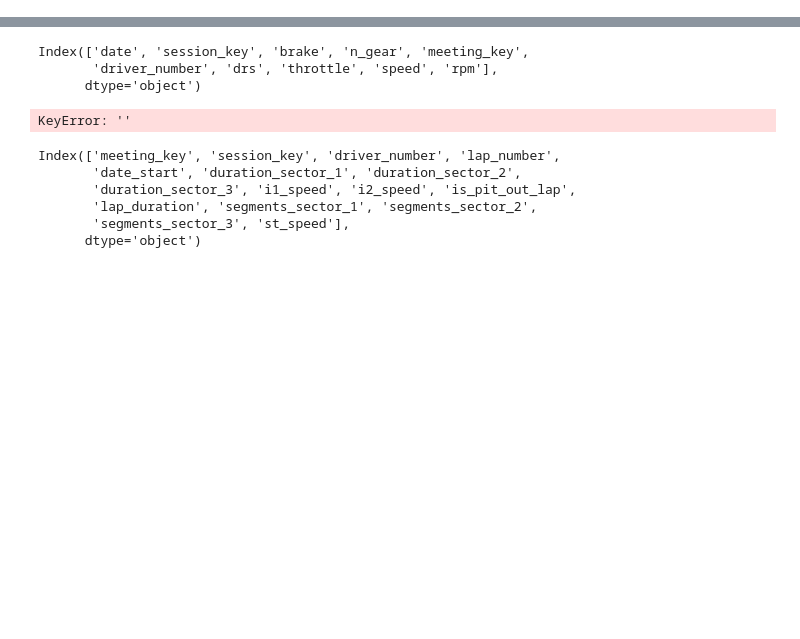
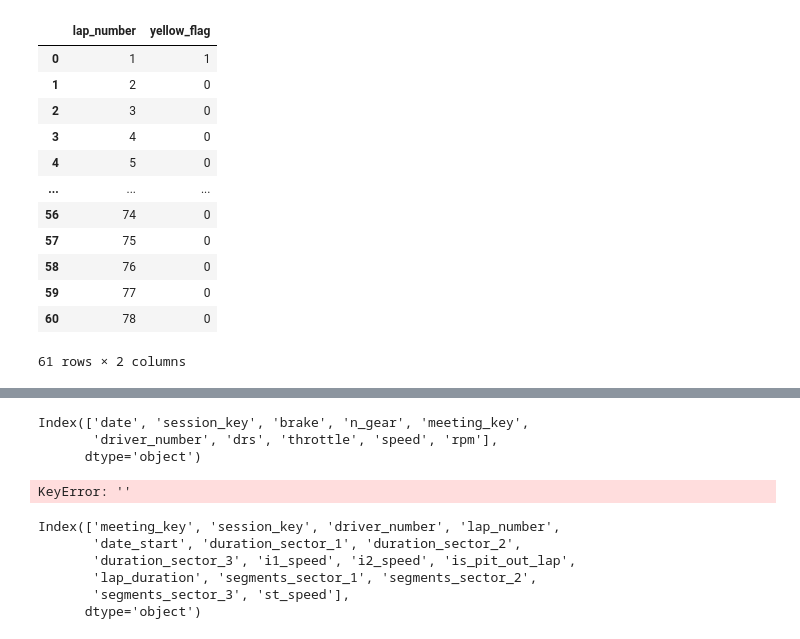
Before and after one commit to JigyashuSaravta/2025Spring_Final_F1, a Jupyter notebook: eda.ipynb, the cells around one changed output, grey strips where cells are left out. Drawn from its saved outputs; the diff is of its cells as text; code cells hidden in the pictures; blank space fills up the shorter version.

```diff
--- a/eda.ipynb
+++ b/eda.ipynb
@@ -13,3 +30,32 @@ df_lap['date_start'] = df_lap['date_start'].astype(str)
+# %%
+df_flags['flag'] = df_flags['flag'].astype(str).str.upper()
+
+# Drop rows without lap_number
+df_flags = df_flags.dropna(subset=['lap_number'])
+
+# Ensure lap_number is integer
+df_flags['lap_number'] = df_flags['lap_number'].astype(int)
+
+# Create a lap-level indicator of yellow or double yellow flag
+lap_yellow_flags = df_flags.groupby('lap_number')['flag'].apply(
+    lambda x: int(any(flag in ['YELLOW', 'DOUBLE YELLOW'] for flag in x))
+).reset_index(name='yellow_flag')
+# %%
+lap_yellow_flags
+# %% [output]
+|  | lap_number | yellow_flag |
+| 0 | 1 | 1 |
+| 1 | 2 | 0 |
+| 2 | 3 | 0 |
+| 3 | 4 | 0 |
+| 4 | 5 | 0 |
+| ... | ... | ... |
+| 56 | 74 | 0 |
+| 57 | 75 | 0 |
+| 58 | 76 | 0 |
+| 59 | 77 | 0 |
+| 60 | 78 | 0 |
+61 rows × 2 columns
 # %%
 drs_counts = df_drive['drs'].value_counts().sort_index()
 
```
Also changed, not shown: parts of 9 cells of this notebook, 1 other file.
